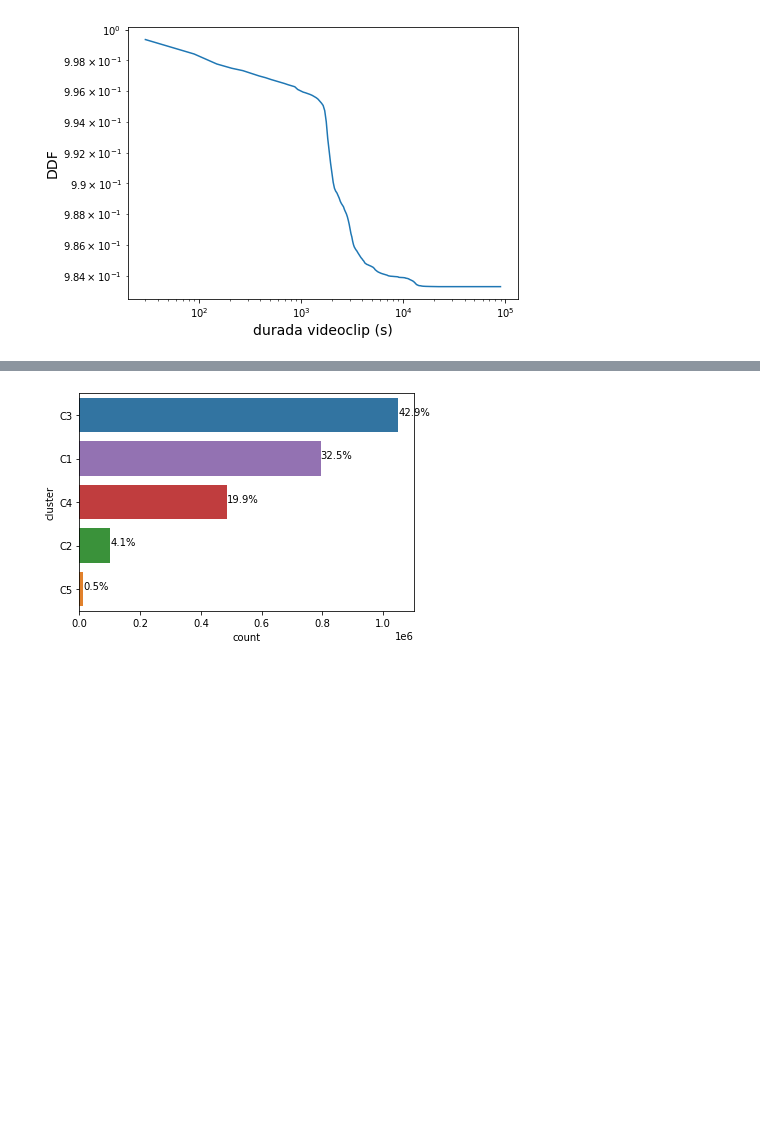
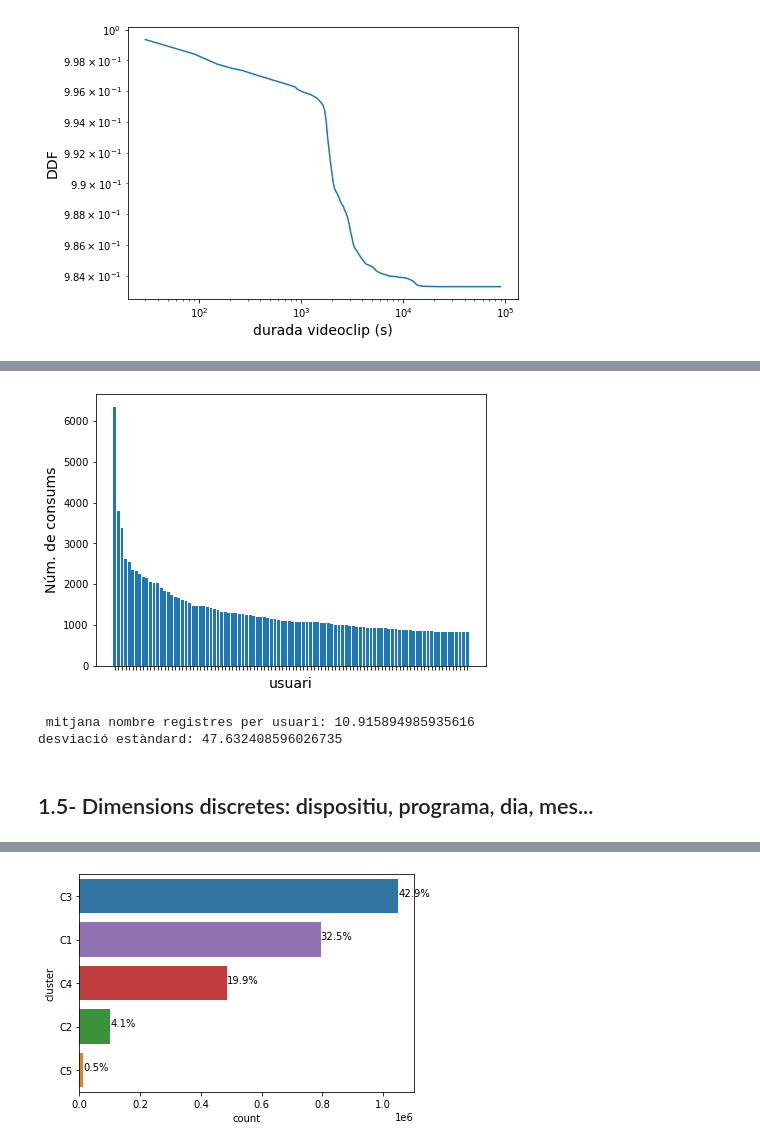
Before and after one commit to ferranlarroyaub/Audiovisual-Editorial_Consumption_PICAE-Project, a Jupyter notebook: picae_consum_perfilat.ipynb, the cells around one changed output, grey strips where cells are left out. Drawn from its saved outputs; the diff is of its cells as text; code cells hidden in the pictures; blank space fills up the shorter version.

```diff
--- a/picae_consum_perfilat.ipynb
+++ b/picae_consum_perfilat.ipynb
@@ -35,5 +64,7 @@ import seaborn as sns
 # %%
 df = pd.read_csv('dades_consum_cluster.csv')   # Llegim el fitxer de dades
+df = df.fillna('nan') # NaN values to strings
+df['year']=df['year'].astype(str) # to string
 df
 # %% [output]
 |  | min_data | durada_consum | durada | usuari_id | player_id | producte_id | contingut_id | canal_nom | ... |
@@ -294,0 +349,26 @@ Invalid limit will be ignored.
+# %%
+values = df['usuari_id'].value_counts().keys().tolist()
+counts = df['usuari_id'].value_counts().tolist()
+
+
+fig, ax1 = plt.subplots(figsize=(7,5))
+
+ax1.bar(values[:100], counts[:100])    #plot the 100 most frequent users.
+ax1.set_xlabel('usuari',fontsize=14)
+ax1.set_ylabel('Núm. de consums',fontsize=14)
+ax1.set(xticklabels=[])
+
+plt.show()
+
+mean = sum(counts)/len(counts)   # mean and std
+variance = sum([((x - mean) ** 2) for x in counts]) / len(counts)
+stddev = variance ** 0.5
+
+print(' mitjana nombre registres per usuari:', mean)
+print('desviació estàndard:',stddev)
+# %% [output]
+[figure, added]
+ mitjana nombre registres per usuari: 10.915894985935616
+desviació estàndard: 47.632408596026735
+# %% [markdown]
+## 1.5- Dimensions discretes: dispositiu, programa, dia, mes...
```
Also changed, not shown: parts of 41 cells of this notebook, 2 other files.
